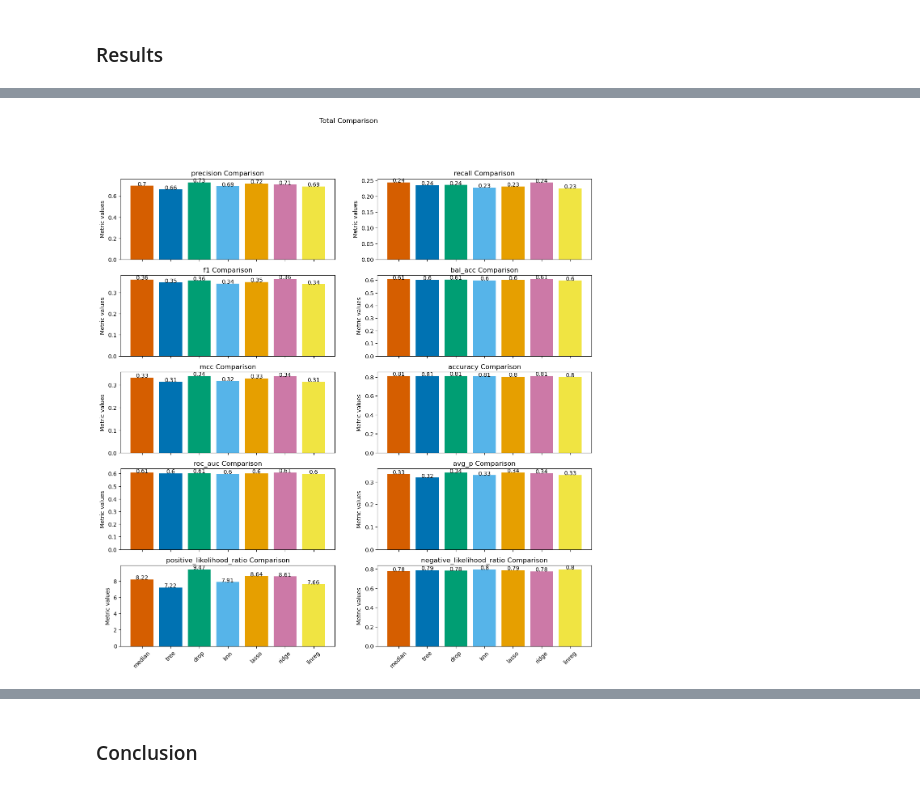
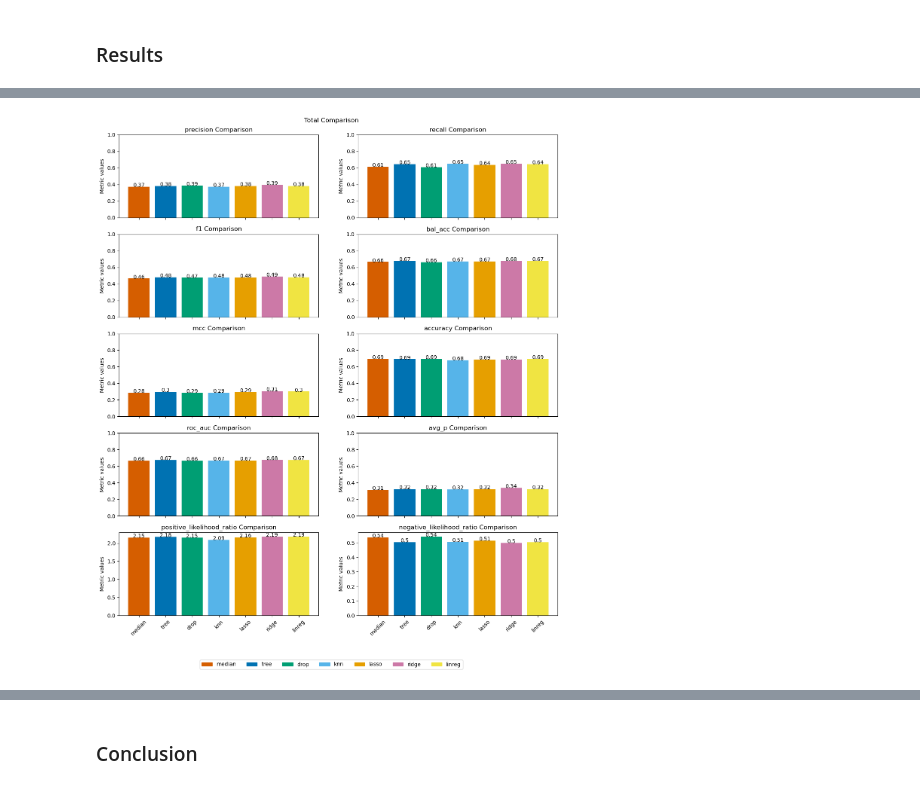
Before and after one commit to PranavRao25/Data-Analytics, a Jupyter notebook: assignment-6/code.ipynb, the cells around one changed output, grey strips where cells are left out. Drawn from its saved outputs; the diff is of its cells as text; code cells hidden in the pictures.

```diff
--- a/assignment-6/code.ipynb
+++ b/assignment-6/code.ipynb
@@ -198,7 +202,7 @@ Assuming a linear relationship might be too simple for the data, so we might dec
 def nonlinreg(model):
     model.fit(X_train, y_train)
     y_pred = model.predict(X_test)
-    return model, mean_absolute_error(y_test, y_pred), y_pred
+    return model, model.score(X_test, y_test), y_pred
 # %%
 def combine(pred, name):
     X = pd.concat([X_train, X_test])
@@ -324,13 +328,14 @@ def classify(data: pd.DataFrame, name):
     X_train, y_train = train.drop(target_classifier_feature, axis=1), train[target_classifier_feature]
     X_test, y_test = test.drop(target_classifier_feature, axis=1), test[target_classifier_feature]
 
-    std_scaler = StandardScaler().fit(X_train)
-    X_train = std_scaler.transform(X_train)
-    X_test = std_scaler.transform(X_test)
-
-    lr = LogisticRegression()
-    lr =  lr.fit(X_train, y_train)
-    pred = lr.predict(X_test)
+    pipe = Pipeline([
+        ('scale', StandardScaler()),
+        ('pca', PCA(n_components=0.95)),
+        ('logreg', LogisticRegression(class_weight='balanced', random_state=0))
+    ])
+    pipe = pipe.fit(X_train, y_train)
+    pred = pipe.predict(X_test)
+    err = pipe.score(X_test, y_test)
 
     r1 = report_generator(y_test, pred, name=name)
 
@@ -349,15 +354,17 @@ data_map = {
     "median": "data/median.csv",
     "tree": "data/decisiontree.csv",
     "drop": "data/dropped.csv",
-    "knn": "data/kneighbors_5.csv",
-    "lasso": "data/lasso_data_0.5.csv",
-    "ridge": "data/ridge_data_0.5.csv",
-    "linreg": "data/linreg_data.csv"
+    "knn": "data/knn.csv",
+    "lasso": "data/lasso.csv",
+    "ridge": "data/ridge.csv",
+    "linreg": "data/linreg.csv"
 }
 # %%
 for d in data_map:
     print(d)
     data = pd.read_csv(data_map[d])
+    sns.pairplot(data, hue='default.payment.next.month')
+    plt.savefig(f"images/pairplot_{d}.png")
     model, r, report_df = classify(data, name=d)
     reports[d] = r
     dfs[d] = report_df
@@ -389,37 +386,48 @@ color_palette = [
     '#56B4E9',  # Sky Blue
     '#E69F00',  # Amber
     '#CC79A7',  # Pale Violet
-    '#F0E442',  # Canaryp,  Yellow
+    '#F0E442',  # Canary Yellow
     '#999999',   # Gray
     '#882255',
     '#1A1A1A',  # Onyx
 ]
+
+legend_handles = [mpatches.Patch(color=color, label=label)
+                  for color, label in zip(color_palette, x)]
 
 i, j = 0, 0
 for k in comp_df.columns:
     if k != 'name':
         ax = axs[i, j]
         l = list(comp_df[k])
         ax.bar(x, height=l, color=color_palette)
         ax.set_ylabel("Metric values")
+        if k not in ['positive_likelihood_ratio', 'negative_likelihood_ratio']:
+            ax.set_ylim(top=1)
         if i == 4:
             ax.tick_params(axis='x', labelrotation=45)
         else:
             ax.set_xticklabels([])
         ax.set_title(f"{k} Comparison")
 
         for q in range(len(l)):
             ax.text(q, l[q], np.round(l[q], 2), ha='center')  # Aligning text at center
 
         j += 1
         if j == 2:
             i += 1
             j = 0
+
+fig.legend(handles=legend_handles,
+           loc='lower center',
+           ncol=len(x),
+           bbox_to_anchor=(0.5, 0.0))
+fig.subplots_adjust(top=0.95, bottom=0.1)
 fig.suptitle("Total Comparison")
 plt.savefig("images/total_comp.png")
 plt.show()
 # %% [output]
-[figure, old version]
+[figure, new version]
 # %%
 pr_curves = {report:(reports[report]['pr_curve'], reports[report]['avg_p']) for report in reports}
 roc_curves = {report:(reports[report]['roc_curve'], reports[report]['roc_auc']) for report in reports}
```
Also changed, not shown: parts of 23 cells of this notebook, 29 other files.
